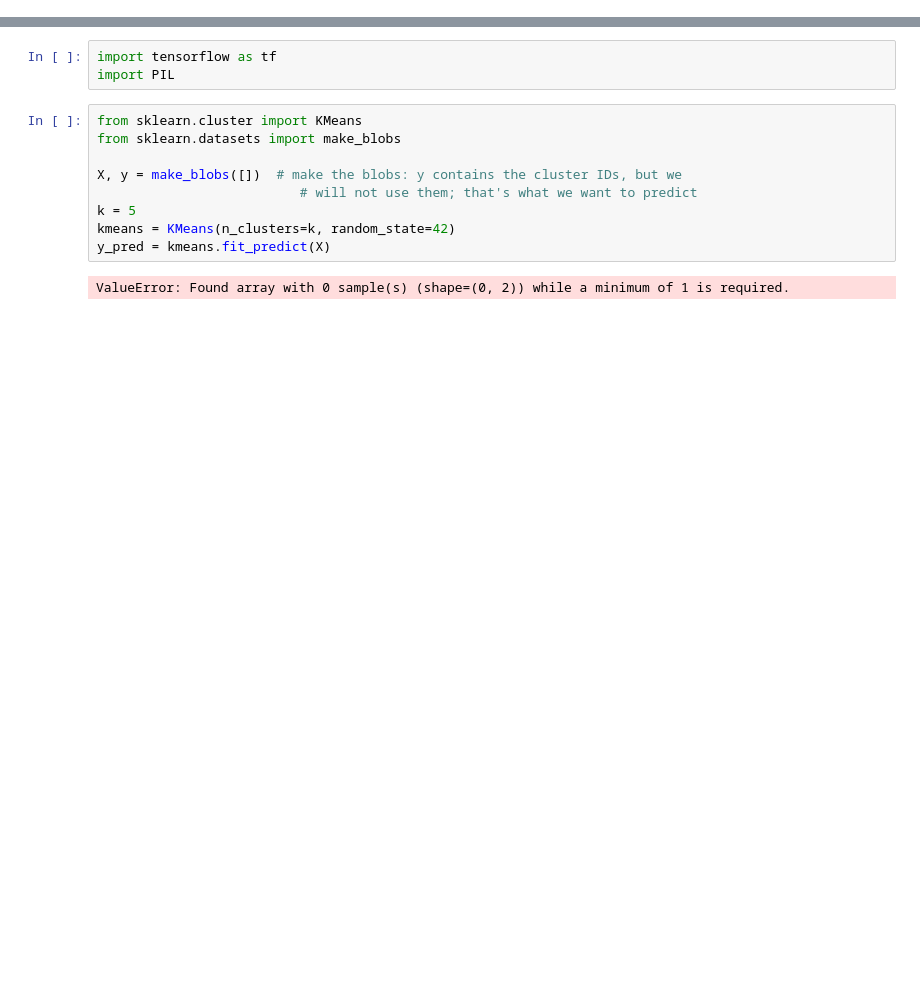
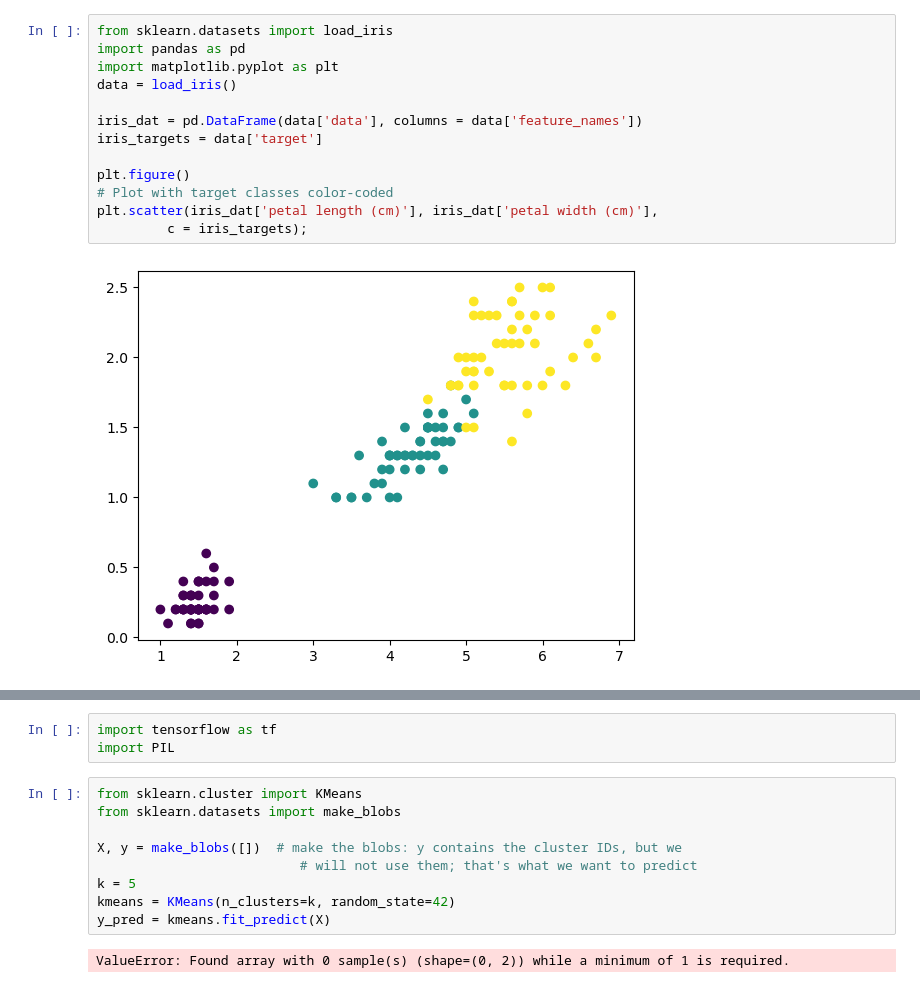
Before and after one commit to gwillcc90/Geron-ML-notes, a Jupyter notebook: Ch9/Chapter 9.ipynb, the cells around one changed output, grey strips where cells are left out. Cells and saved outputs as stored; diff of their text form; blank space fills up the shorter version.

```diff
--- a/Ch9/Chapter 9.ipynb
+++ b/Ch9/Chapter 9.ipynb
@@ -18,0 +28,15 @@ A few more Unsupervised Learning tasks and algorithms:
+# %%
+from sklearn.datasets import load_iris
+import pandas as pd
+import matplotlib.pyplot as plt
+data = load_iris()
+
+iris_dat = pd.DataFrame(data['data'], columns = data['feature_names'])
+iris_targets = data['target']
+
+plt.figure()
+# Plot with target classes color-coded
+plt.scatter(iris_dat['petal length (cm)'], iris_dat['petal width (cm)'],
+         c = iris_targets);
+# %% [output]
+[figure, added]
```
Also changed, not shown: parts of 6 cells of this notebook.
